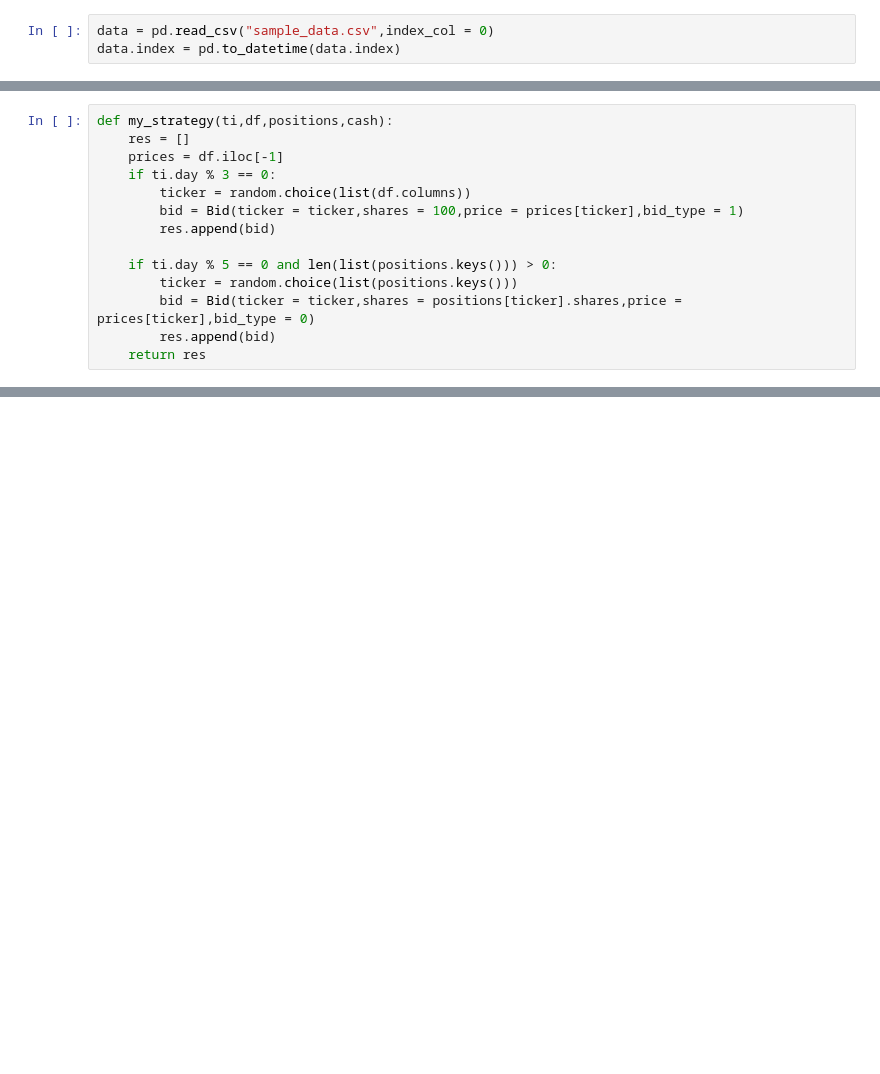
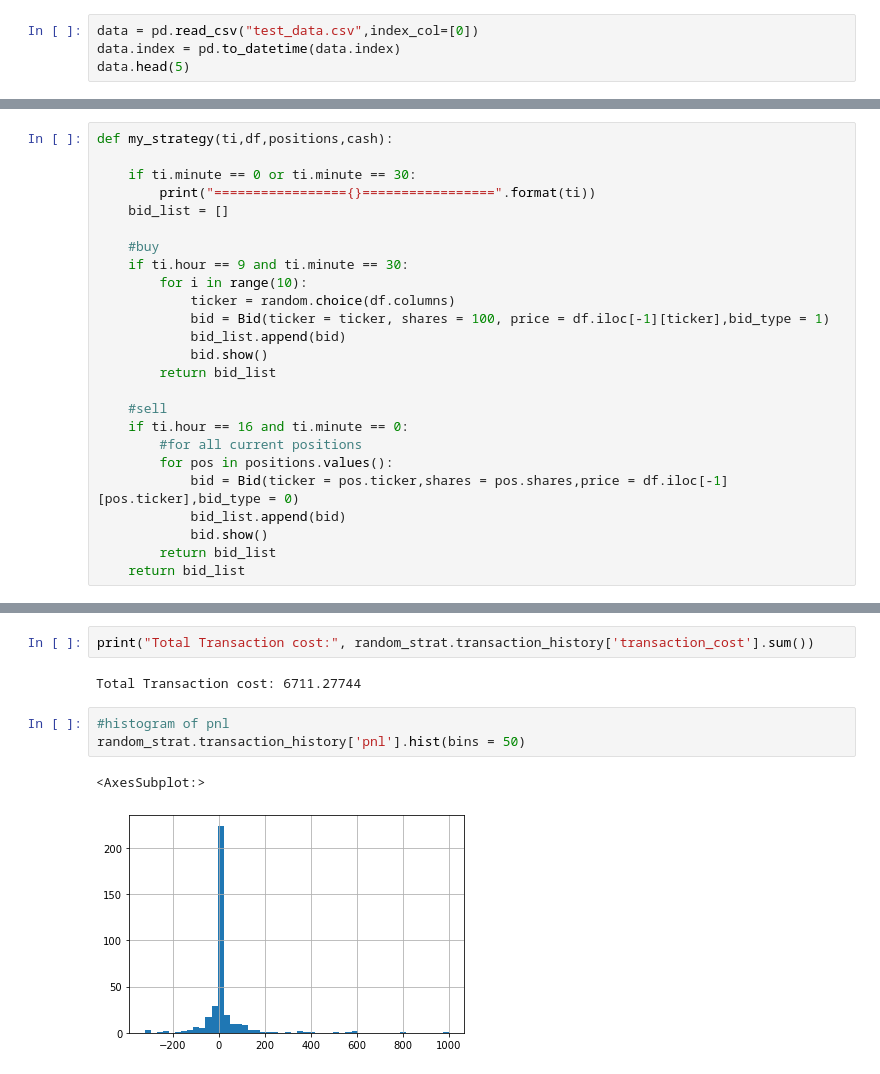
Before and after one commit to TigaJi/GeneralBacktest, a Jupyter notebook: demos.ipynb, the cells around one changed output, grey strips where cells are left out. Drawn from its saved outputs; the diff is of its cells as text; blank space fills up the shorter version.

```diff
--- a/demos.ipynb
+++ b/demos.ipynb
@@ -6,3 +90,4 @@ import random
 # %%
-data = pd.read_csv("sample_data.csv",index_col = 0)
+data = pd.read_csv("test_data.csv",index_col=[0])
 data.index = pd.to_datetime(data.index)
+data.head(5)
@@ -9,14 +112,25 @@ data.index = pd.to_datetime(data.index)
 # %%
 def my_strategy(ti,df,positions,cash):
-    res = []
-    prices = df.iloc[-1]
-    if ti.day % 3 == 0:
-        ticker = random.choice(list(df.columns))
-        bid = Bid(ticker = ticker,shares = 100,price = prices[ticker],bid_type = 1)
-        res.append(bid)
 
-    if ti.day % 5 == 0 and len(list(positions.keys())) > 0:
-        ticker = random.choice(list(positions.keys()))
-        bid = Bid(ticker = ticker,shares = positions[ticker].shares,price = prices[ticker],bid_type = 0)
-        res.append(bid)
-    return res
+    if ti.minute == 0 or ti.minute == 30:
+        print("================={}=================".format(ti))
+    bid_list = []
+
+    #buy
+    if ti.hour == 9 and ti.minute == 30:
+        for i in range(10):
+            ticker = random.choice(df.columns)
+            bid = Bid(ticker = ticker, shares = 100, price = df.iloc[-1][ticker],bid_type = 1)
+            bid_list.append(bid)
+            bid.show()
+        return bid_list
+
+    #sell
+    if ti.hour == 16 and ti.minute == 0:
+        #for all current positions
+        for pos in positions.values():
+            bid = Bid(ticker = pos.ticker,shares = pos.shares,price = df.iloc[-1][pos.ticker],bid_type = 0)
+            bid_list.append(bid)
+            bid.show()
+        return bid_list
+    return bid_list
@@ -47,0 +182,10 @@ Data uploaded.
+# %%
+print("Total Transaction cost:", random_strat.transaction_history['transaction_cost'].sum())
+# %% [output]
+Total Transaction cost: 6711.27744
+# %%
+#histogram of pnl
+random_strat.transaction_history['pnl'].hist(bins = 50)
+# %% [output]
+<AxesSubplot:>
+[figure, added]
```
Also changed, not shown: parts of 34 cells of this notebook, 12 other files.
